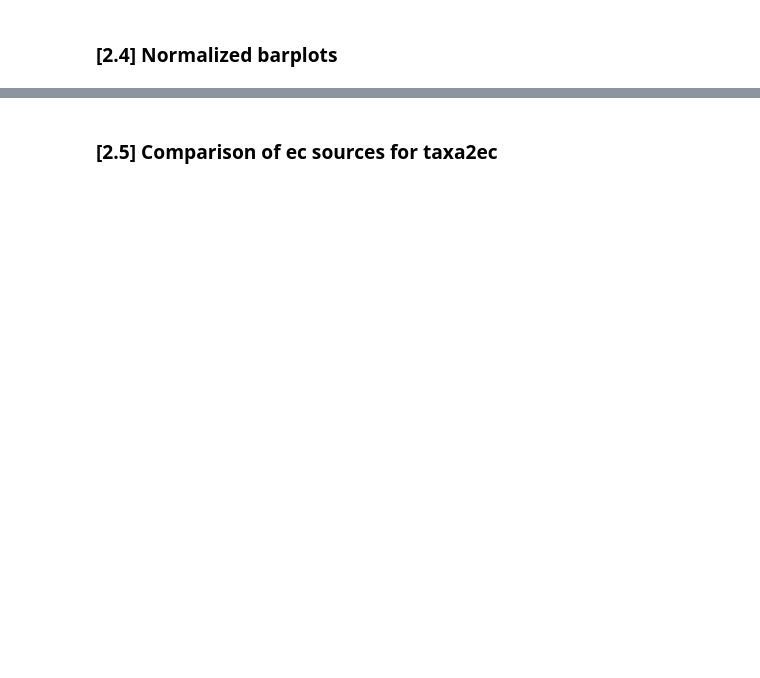
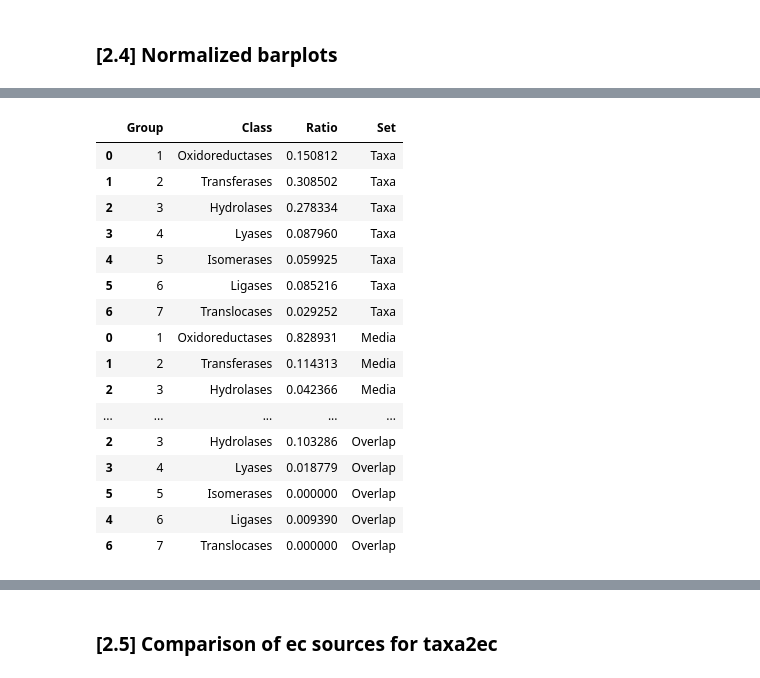
Before and after one commit to giovannellilab/media-prediction, a Jupyter notebook: notebooks/02-EDA.ipynb, the cells around one changed output, grey strips where cells are left out. Cells and saved outputs as stored; diff of their text form; code cells hidden in the pictures; blank space fills up the shorter version.

```diff
--- a/notebooks/02-EDA.ipynb
+++ b/notebooks/02-EDA.ipynb
@@ -287,0 +301,30 @@ plt.show()
+# %%
+df1["Set"] = "Taxa"
+df2["Set"] = "Media"
+df3["Set"] = "Overlap"
+
+df1 = df1.rename(columns={"Taxa_Proportion": "Ratio"}).drop("Total Count", axis=1)
+df2 = df2.rename(columns={"Media_Proportion": "Ratio"}).drop("Total Count", axis=1)
+df3 = df3.rename(columns={"Overlap_Proportion": "Ratio"}).drop("Total Count", axis=1)
+
+frames = df1, df2, df3
+snsdf = pd.concat(frames)
+snsdf
+# %% [output]
+|  | Group | Class | Ratio | Set |
+| 0 | 1 | Oxidoreductases | 0.150812 | Taxa |
+| 1 | 2 | Transferases | 0.308502 | Taxa |
+| 2 | 3 | Hydrolases | 0.278334 | Taxa |
+| 3 | 4 | Lyases | 0.087960 | Taxa |
+| 4 | 5 | Isomerases | 0.059925 | Taxa |
+| 5 | 6 | Ligases | 0.085216 | Taxa |
+| 6 | 7 | Translocases | 0.029252 | Taxa |
+| 0 | 1 | Oxidoreductases | 0.828931 | Media |
+| 1 | 2 | Transferases | 0.114313 | Media |
+| 2 | 3 | Hydrolases | 0.042366 | Media |
+| ... | ... | ... | ... | ... |
+| 2 | 3 | Hydrolases | 0.103286 | Overlap |
+| 3 | 4 | Lyases | 0.018779 | Overlap |
+| 5 | 5 | Isomerases | 0.000000 | Overlap |
+| 4 | 6 | Ligases | 0.009390 | Overlap |
+| 6 | 7 | Translocases | 0.000000 | Overlap |
```
Also changed, not shown: parts of 11 cells of this notebook.
